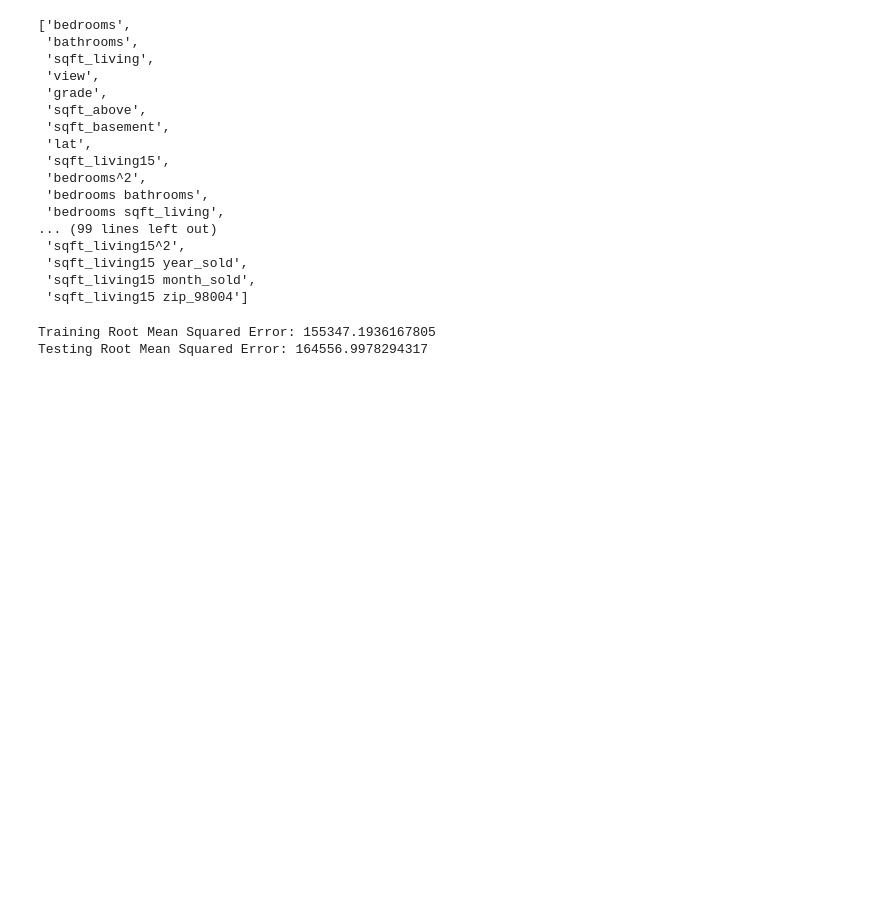
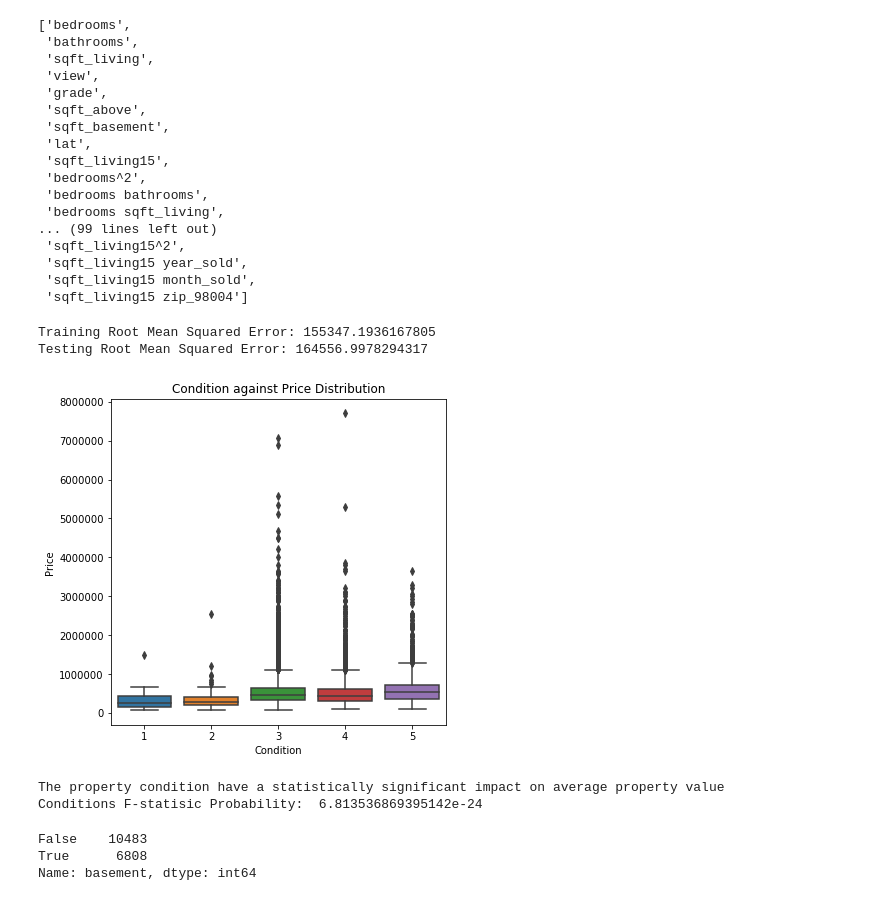
Before and after one commit to Kelvin-Arellano/nyc-mhtn-ds-120720-lectures, a Jupyter notebook: Phase_2/Phase2_project/Predict_holdout.ipynb, the cells around one changed output. Saved outputs shown, nothing was run; the diff lists cells and outputs as text; code cells hidden in the pictures; blank space fills up the shorter version.

```diff
--- a/Phase_2/Phase2_project/Predict_holdout.ipynb
+++ b/Phase_2/Phase2_project/Predict_holdout.ipynb
@@ -385,0 +423,22 @@ Testing Root Mean Squared Error: 164556.9978294317
+# %%
+#individual feature engineering
+# Boxplots comparing the condition of the house vs price
+
+fig, ax = plt.subplots(figsize=(6, 6))
+sns.boxplot(x='condition', y="price", data=df)
+ax.set(xlabel='Condition', ylabel='Price',title='Condition against Price Distribution');
+# %% [output]
+[figure, added]
+# %%
+alpha = 0.05
+#ANOVA Test Setup
+formula = 'price~C(condition)'
+lm_condition = ols(formula, df).fit()
+anova_condition = sm.stats.anova_lm(lm_condition, typ=2)
+
+if anova_condition["PR(>F)"][0] < alpha:
+    print("The property condition have a statistically significant impact on average property value")
+    print("Conditions F-statisic Probability: ", anova_condition["PR(>F)"][0])
+# %% [output]
+The property condition have a statistically significant impact on average property value
+Conditions F-statisic Probability:  6.813536869395142e-24
@@ -385,0 +448,16 @@ Testing Root Mean Squared Error: 164556.9978294317
+# %%
+df['basement'] = df["sqft_basement"] > 0
+#df['basement_mean'] = df['basement'].price.mean()
+df['no_basement'] = df["sqft_basement"] == 0
+#df['no_basement_mean'] = df['no_basement'].price.mean()
+
+#mean values to plot
+df['renovated'] = df["yr_renovated"] > 0
+#df['renovated_mean'] = renovated.price.mean()
+df['not_renovated'] = df["yr_renovated"] == 0
+#df['not_renovated_mean'] = not_renovated.price.mean()
+df['basement'].value_counts()
+# %% [output]
+False    10483
+True      6808
+Name: basement, dtype: int64
```
Also changed, not shown: parts of 33 cells of this notebook.
